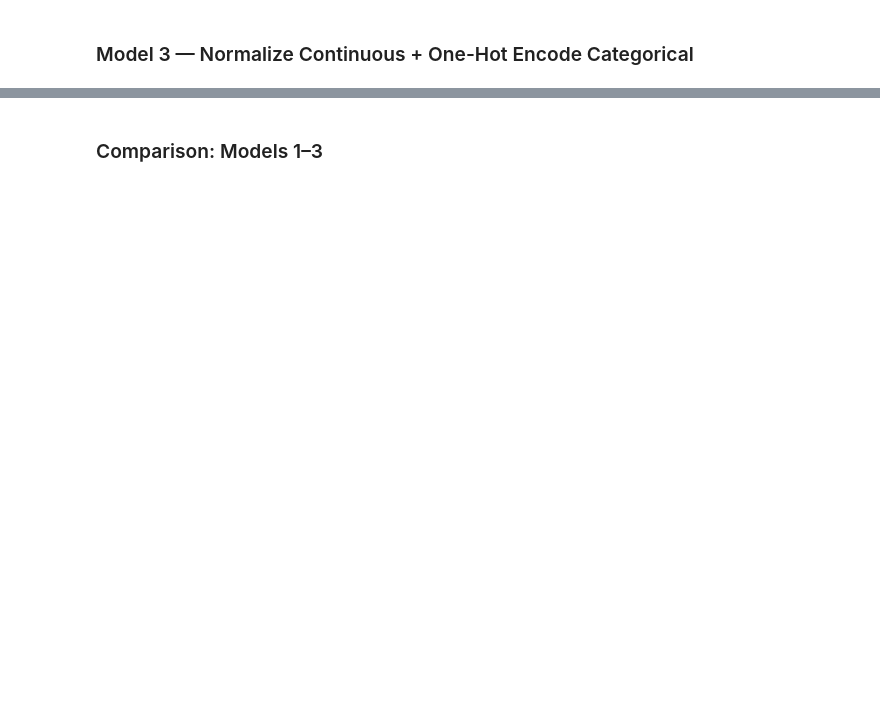
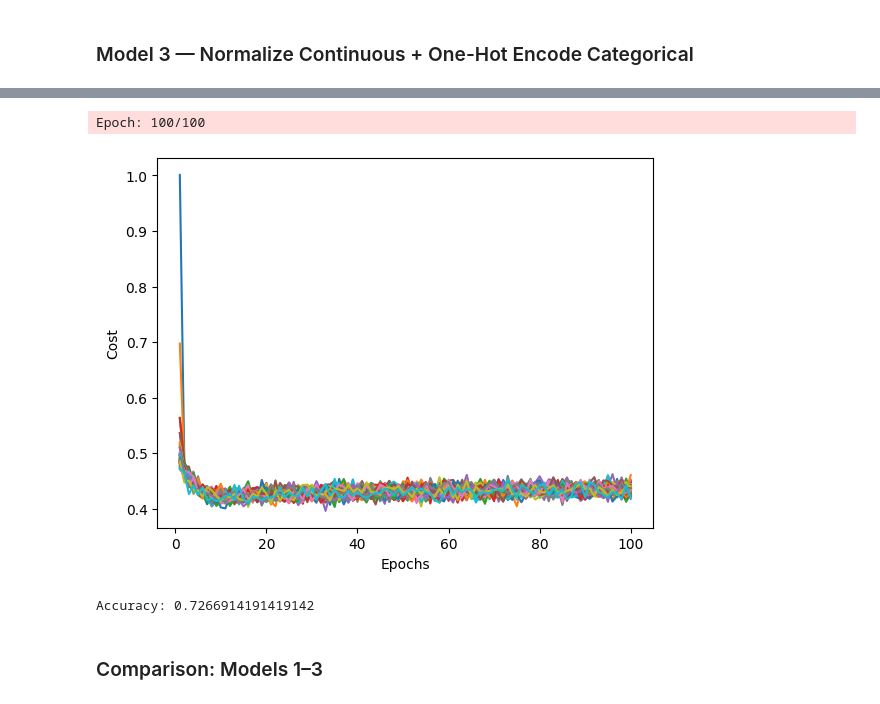
Before and after one commit to Jadonsw123/MachineLearning2026Lab4, a Jupyter notebook: lab4_mlp.ipynb, the cells around one changed output, grey strips where cells are left out. Saved outputs shown, nothing was run; the diff lists cells and outputs as text; code cells hidden in the pictures; blank space fills up the shorter version.

```diff
--- a/lab4_mlp.ipynb
+++ b/lab4_mlp.ipynb
@@ -325,7 +523,0 @@ print('X_train_ohe shape:', X_train_ohe.shape)
-# %%
-mlp3 = MLP2Layer(X_train_ohe.shape[1], hidden_size, output_size, lr=0.01, epochs=100)
-mlp3.fit(X_train_ohe, Y_train)
-
-acc3_train = accuracy(mlp3.predict(X_train_ohe), Y_train)
-acc3_test  = accuracy(mlp3.predict(X_test_ohe),  Y_test)
-print(f'Model 3  |  Train: {acc3_train:.4f}  Test: {acc3_test:.4f}')
@@ -337,3 +524,22 @@ plt.tight_layout();  plt.show()
+# %%
+mlp3 = TLPVectorizedMiniBatchCrossEntropyGlorot(**params)
+mlp3.fit(X_train_ohe, y_train, print_progress=True)
+# plot the loss over time to ensure convergence
+plt.plot(range(1, len(mlp3.cost_)+1), mlp3.cost_)
+plt.xlabel("Epochs")
+plt.ylabel("Cost")
+plt.show()
+
+# evaluate the mlp3 on the test set
+y_pred = mlp3.predict(X_test_ohe)
+
+# Get accuracy
+acc3_test = accuracy_score(y_test, y_pred)
+print("Accuracy:", acc3_test)
+# %% [output]
+Epoch: 100/100
+[figure, added]
+Accuracy: 0.7266914191419142
 # %% [markdown]
 ### Comparison: Models 1–3
 # %%
```
Also changed, not shown: parts of 21 cells of this notebook.
